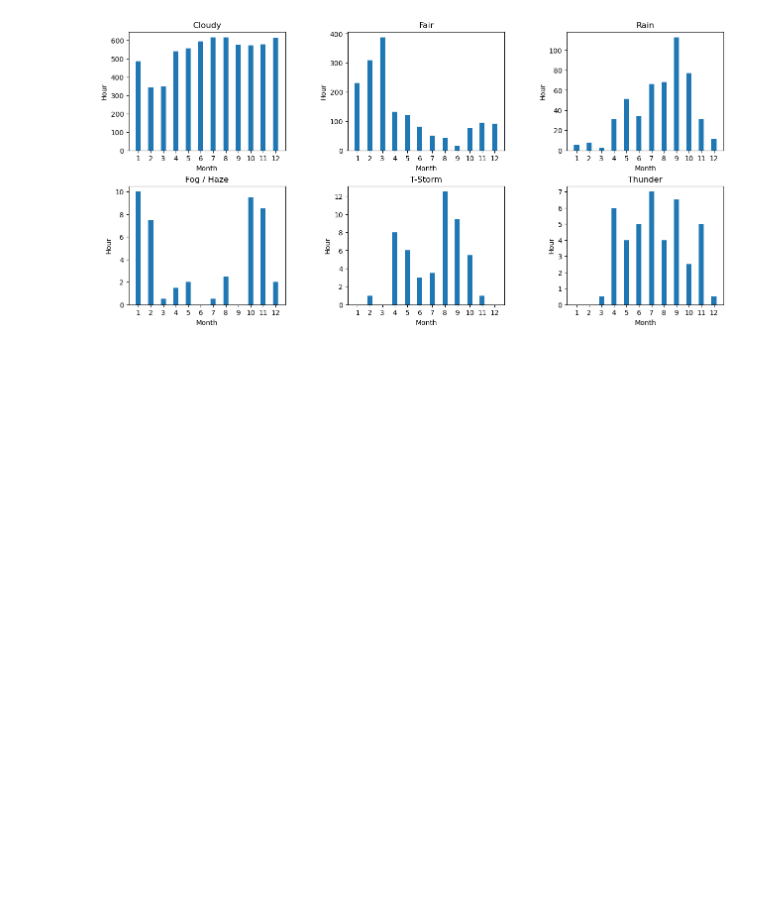
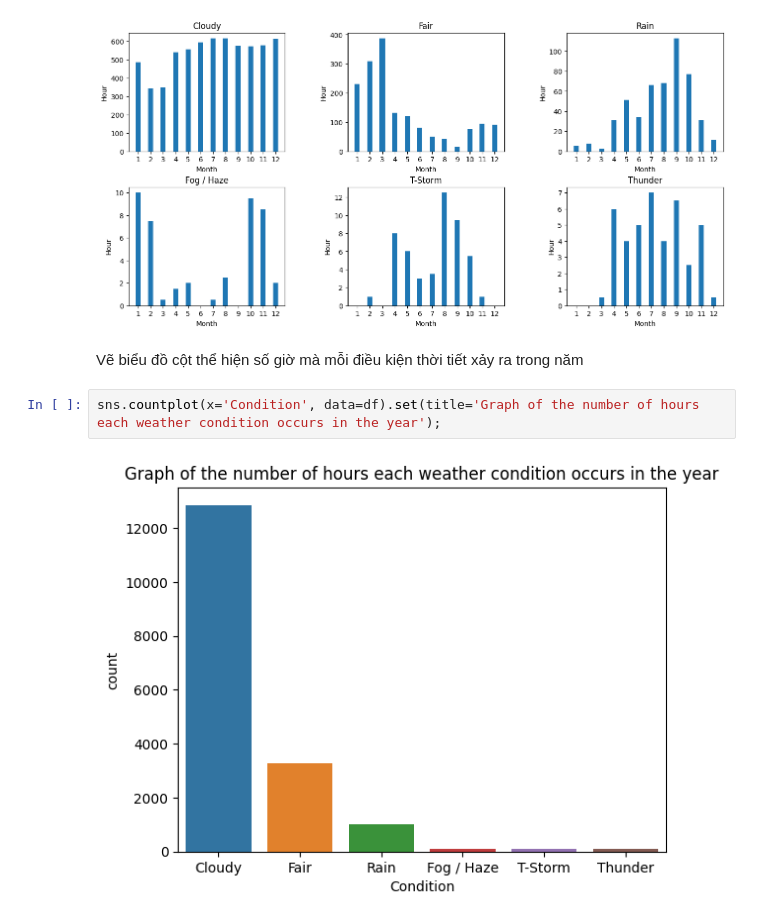
Before and after one commit to duongtanton/NP-KHDL-Gr9, a Jupyter notebook: Problem-Framing.ipynb, the cells around one changed output. Cells and saved outputs as stored; diff of their text form; blank space fills up the shorter version.

```diff
--- a/Problem-Framing.ipynb
+++ b/Problem-Framing.ipynb
@@ -242,6 +242,12 @@ plt.subplots_adjust(left=0.1,
                     hspace=0.3)
 # %% [output]
 [figure]
+# %% [markdown]
+Vẽ biểu đồ cột thể hiện số giờ mà mỗi điều kiện thời tiết xảy ra trong năm
+# %%
+sns.countplot(x='Condition', data=df).set(title='Graph of the number of hours each weather condition occurs in the year');
+# %% [output]
+[figure, added]
 # %% [markdown]
 Nhận xét:
 - Tổng quát:
```
Also changed, not shown: parts of 3 cells of this notebook, 1 other file.
